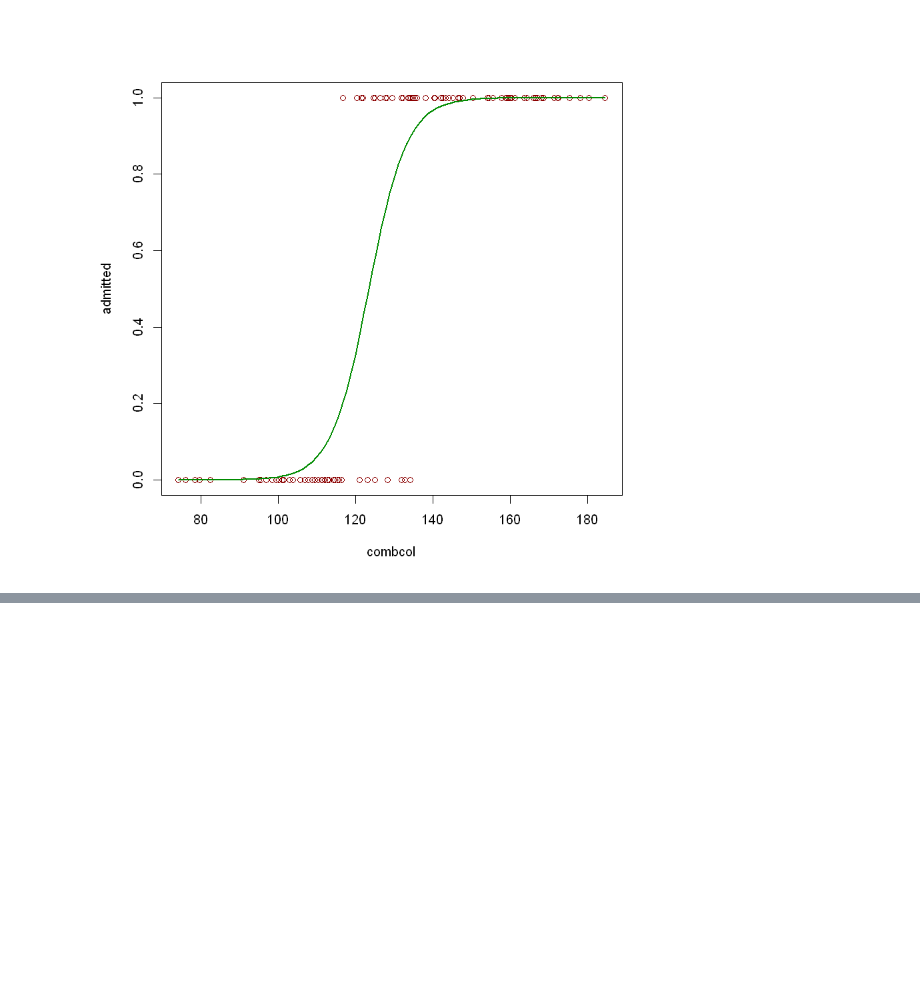
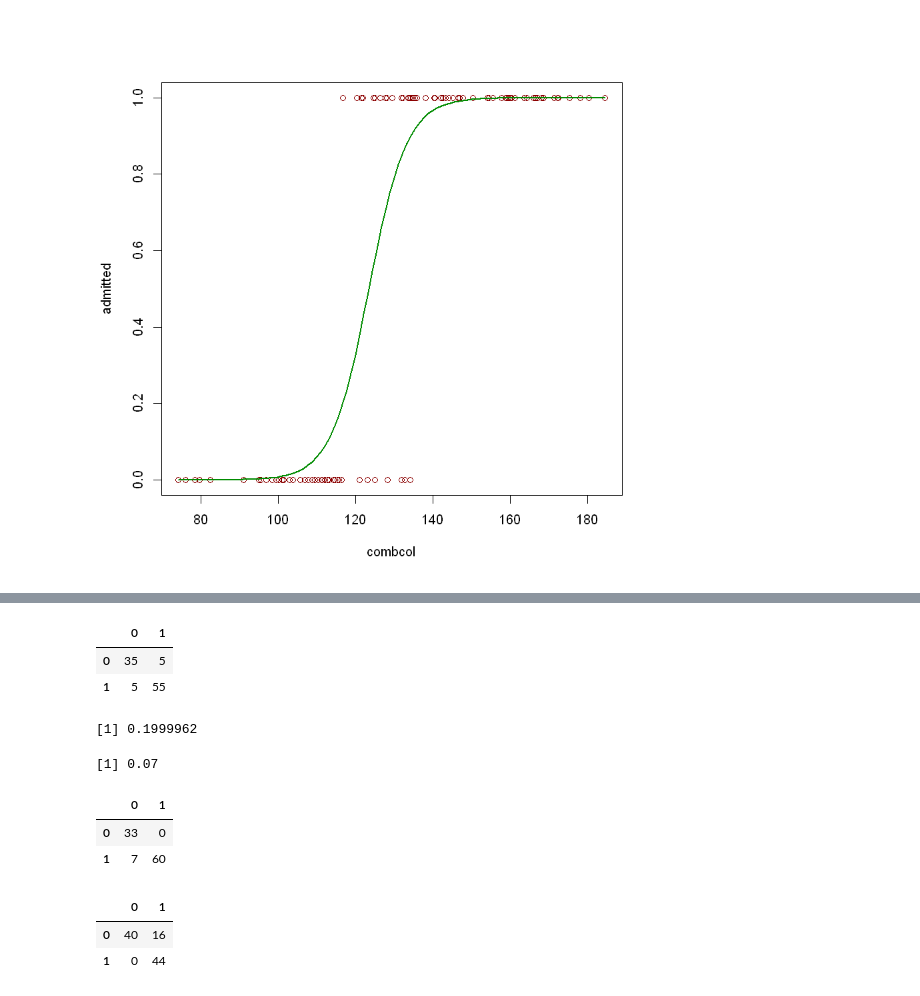
Before and after one commit to Kiran5499/Poc-Projects, a Jupyter notebook: RLogisticCurve.ipynb, the cells around one changed output, grey strips where cells are left out. Cells and saved outputs as stored; diff of their text form; code cells hidden in the pictures; blank space fills up the shorter version.

```diff
--- a/RLogisticCurve.ipynb
+++ b/RLogisticCurve.ipynb
@@ -113,0 +131,28 @@ lines(admitted ~ combcol, newdat, col="green4", lwd=2)
+# %%
+confusionMatrix(data$admitted, predicted > 0.5)
+# %% [output]
+|  | 0 | 1 |
+| 0 | 35 | 5 |
+| 1 | 5 | 55 |
+# %%
+library(InformationValue)
+optCutOff <- optimalCutoff(data$admitted, predicted)[1]
+optCutOff
+# %% [output]
+[1] 0.1999962
+# %%
+misClassError(data$admitted, predicted, threshold = optCutOff)
+# %% [output]
+[1] 0.07
+# %%
+confusionMatrix(data$admitted, predicted > 0.2)
+# %% [output]
+|  | 0 | 1 |
+| 0 | 33 | 0 |
+| 1 | 7 | 60 |
+# %%
+confusionMatrix(data$admitted, predicted > 0.9)
+# %% [output]
+|  | 0 | 1 |
+| 0 | 40 | 16 |
+| 1 | 0 | 44 |
```
Also changed, not shown: parts of 7 cells of this notebook.
